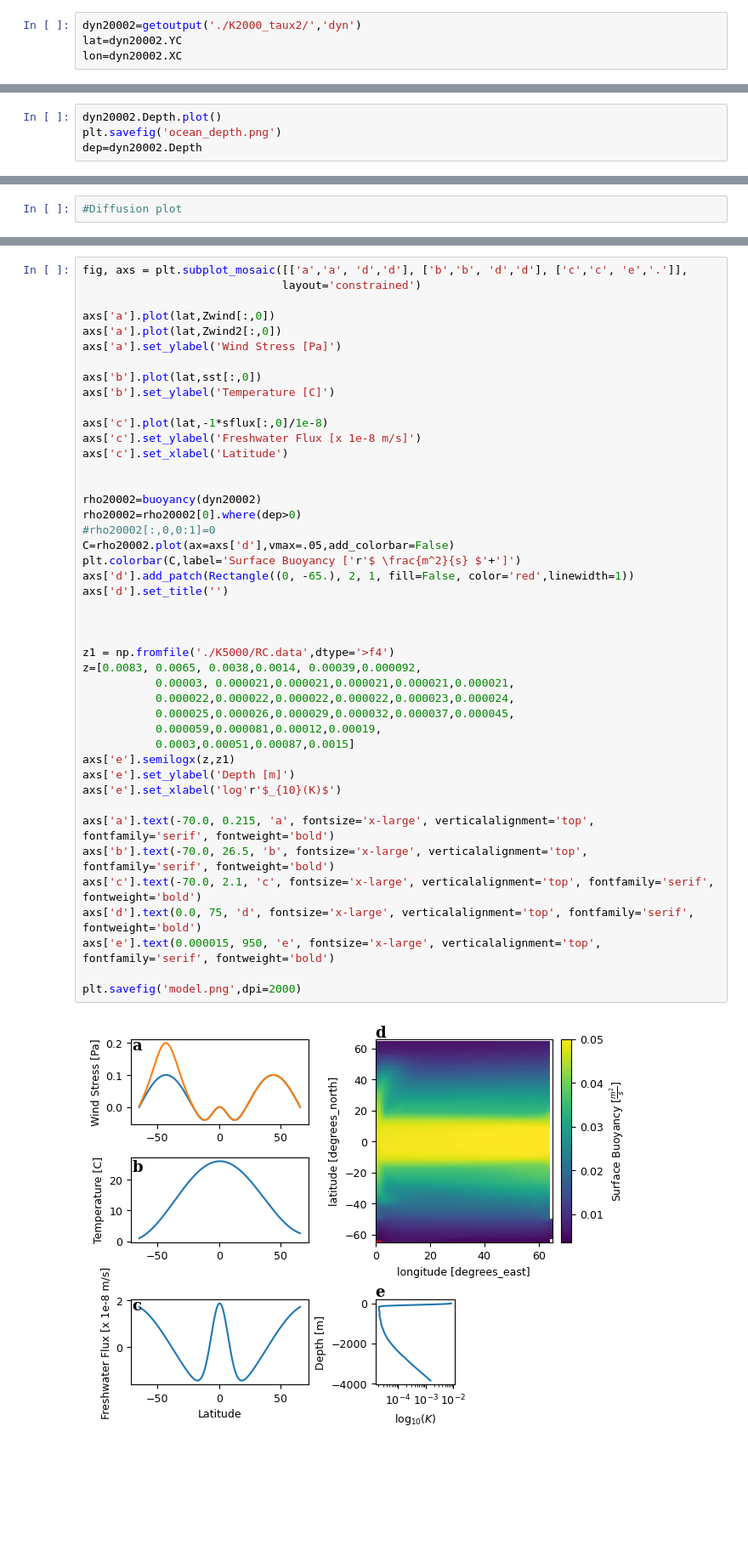
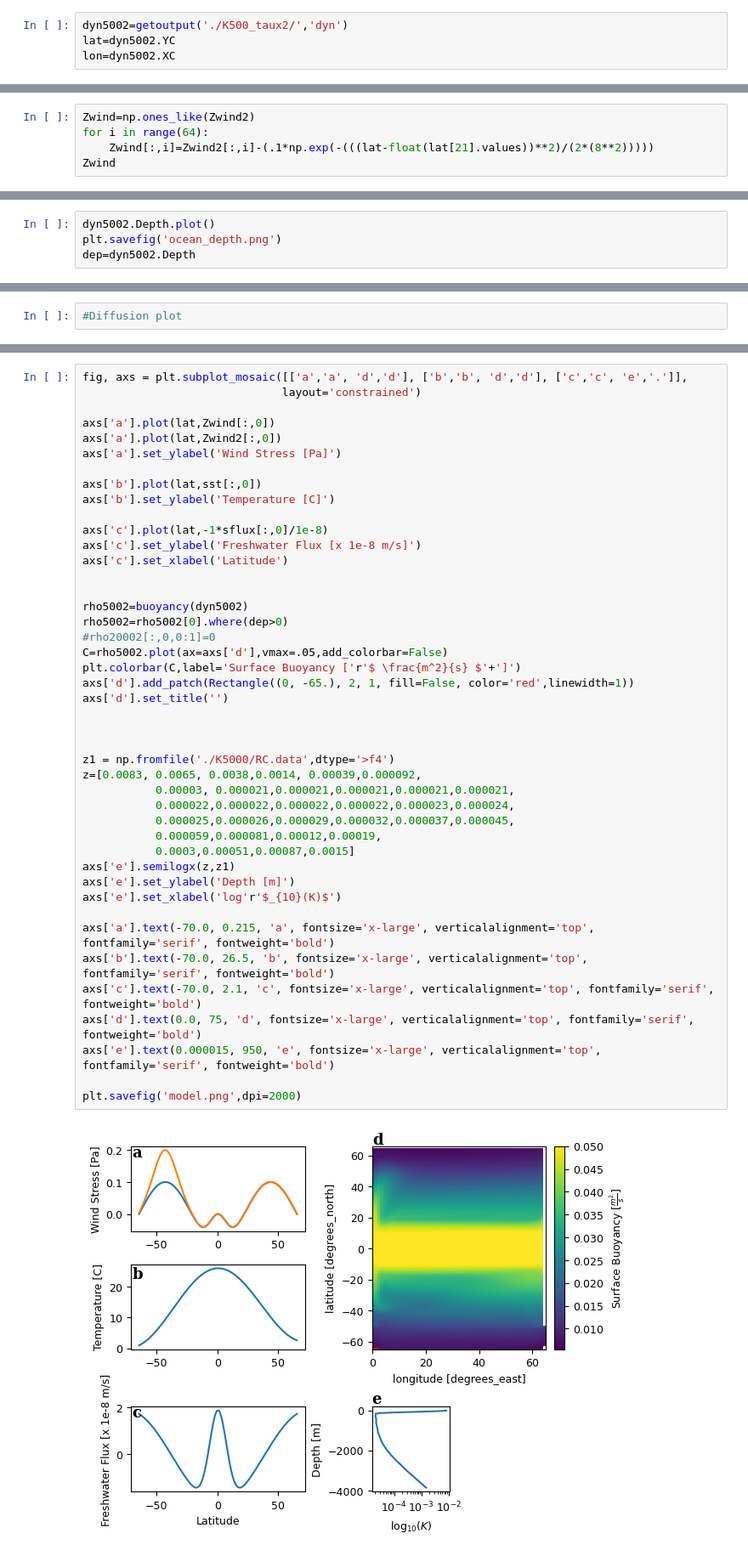
Before and after one commit to Neumann-N/ideal_MITgcm, a Jupyter notebook: Model_Setup.ipynb, the cells around one changed output, grey strips where cells are left out. Shown at 85% size. Drawn from its saved outputs; the diff is of its cells as text; blank space fills up the shorter version.

```diff
--- a/Model_Setup.ipynb
+++ b/Model_Setup.ipynb
@@ -23,9 +23,9 @@ def getoutput(data_dir,prefix):
     data = open_mdsdataset(data_dir,grid_dir,iters=iters,delta_t=deltaTClock,prefix=prefix,geometry='sphericalpolar',default_dtype=np.dtype)
     return data
 # %%
-dyn20002=getoutput('./K2000_taux2/','dyn')
-lat=dyn20002.YC
-lon=dyn20002.XC
+dyn5002=getoutput('./K500_taux2/','dyn')
+lat=dyn5002.YC
+lon=dyn5002.XC
 # %%
 Zwind=np.fromfile('./K50grid/taux.bin',dtype='>f4')
 Zwind=Zwind.reshape(128,64)
@@ -38,3 +38,8 @@ Zwind2=Zwind2.reshape(128,64)
 Zwind2.shape
 # %% [output]
 (128, 64)
+# %%
+Zwind=np.ones_like(Zwind2)
+for i in range(64):
+    Zwind[:,i]=Zwind2[:,i]-(.1*np.exp(-(((lat-float(lat[21].values))**2)/(2*(8**2)))))
+Zwind
@@ -95,7 +101,7 @@ plt.savefig('bathy.png')
 # %%
-dyn20002.Depth.plot()
+dyn5002.Depth.plot()
 plt.savefig('ocean_depth.png')
-dep=dyn20002.Depth
+dep=dyn5002.Depth
 # %% [output]
 [figure]
 # %%
@@ -195,34 +158,34 @@ axs['c'].plot(lat,-1*sflux[:,0]/1e-8)
 axs['c'].set_ylabel('Freshwater Flux [x 1e-8 m/s]')
 axs['c'].set_xlabel('Latitude')
 
 
-rho20002=buoyancy(dyn20002)
-rho20002=rho20002[0].where(dep>0)
+rho5002=buoyancy(dyn5002)
+rho5002=rho5002[0].where(dep>0)
 #rho20002[:,0,0:1]=0
-C=rho20002.plot(ax=axs['d'],vmax=.05,add_colorbar=False)
+C=rho5002.plot(ax=axs['d'],vmax=.05,add_colorbar=False)
 plt.colorbar(C,label='Surface Buoyancy ['r'$ \frac{m^2}{s} $'+']')
 axs['d'].add_patch(Rectangle((0, -65.), 2, 1, fill=False, color='red',linewidth=1))
 axs['d'].set_title('')
 
 
 
 z1 = np.fromfile('./K5000/RC.data',dtype='>f4')
 z=[0.0083, 0.0065, 0.0038,0.0014, 0.00039,0.000092,
            0.00003, 0.000021,0.000021,0.000021,0.000021,0.000021,
            0.000022,0.000022,0.000022,0.000022,0.000023,0.000024,
            0.000025,0.000026,0.000029,0.000032,0.000037,0.000045,
            0.000059,0.000081,0.00012,0.00019,
            0.0003,0.00051,0.00087,0.0015]
 axs['e'].semilogx(z,z1)
 axs['e'].set_ylabel('Depth [m]')
 axs['e'].set_xlabel('log'r'$_{10}(K)$')
 
 axs['a'].text(-70.0, 0.215, 'a', fontsize='x-large', verticalalignment='top', fontfamily='serif', fontweight='bold')
 axs['b'].text(-70.0, 26.5, 'b', fontsize='x-large', verticalalignment='top', fontfamily='serif', fontweight='bold')
 axs['c'].text(-70.0, 2.1, 'c', fontsize='x-large', verticalalignment='top', fontfamily='serif', fontweight='bold')
 axs['d'].text(0.0, 75, 'd', fontsize='x-large', verticalalignment='top', fontfamily='serif', fontweight='bold')
 axs['e'].text(0.000015, 950, 'e', fontsize='x-large', verticalalignment='top', fontfamily='serif', fontweight='bold')
 
 plt.savefig('model.png',dpi=2000)
 # %% [output]
-[figure, old version]
+[figure, new version]
```
Also changed, not shown: parts of 7 cells of this notebook, 2 other files.
